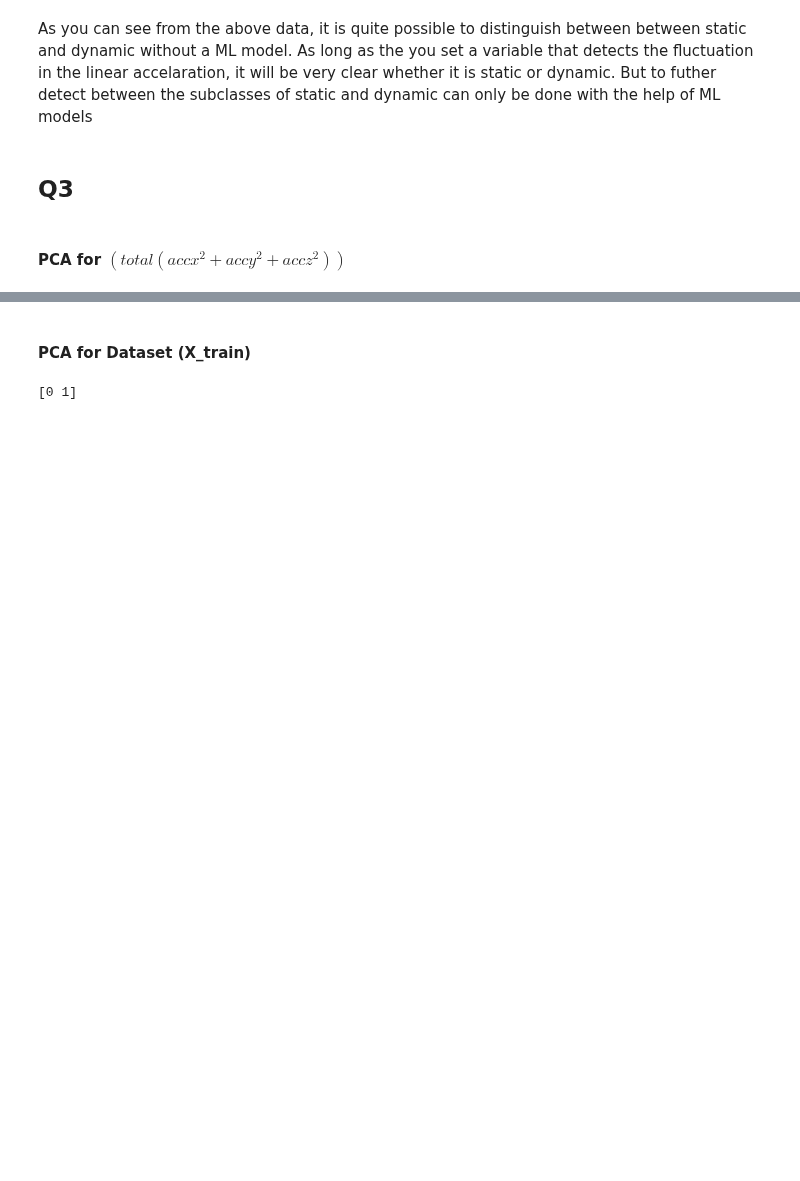
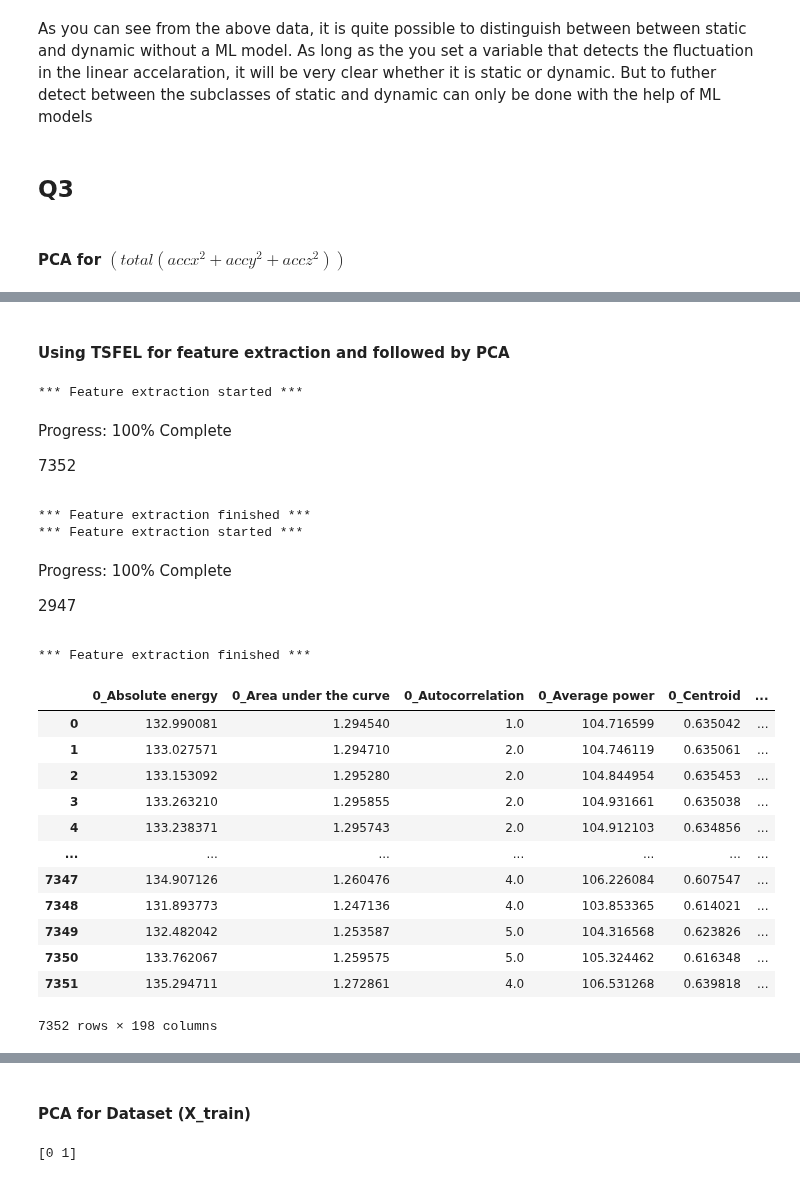
Before and after one commit to shadowscythe03/es335-24-fall-assignment-1, a Jupyter notebook: Task_1.ipynb, the cells around one changed output, grey strips where cells are left out. Saved outputs shown, nothing was run; the diff lists cells and outputs as text; code cells hidden in the pictures; blank space fills up the shorter version.

```diff
--- a/Task_1.ipynb
+++ b/Task_1.ipynb
@@ -75,0 +122,41 @@ As you can see from the above data, it is quite possible to distinguish between
+# %% [markdown]
+#### Using TSFEL for feature extraction and followed by PCA
+# %%
+import tsfel
+
+x_train_sig = list(np.loadtxt('./HAR/UCI HAR Dataset/train/Inertial Signals/total_acc_x_train.txt', dtype='float32'))
+x_test_sig = list(np.loadtxt('./HAR/UCI HAR Dataset/test/Inertial Signals/total_acc_x_test.txt', dtype='float32'))
+y_test = np.loadtxt('./HAR/UCI HAR Dataset/test/y_test.txt')
+y_train = np.loadtxt('./HAR/UCI HAR Dataset/train/y_train.txt')
+activity_labels = np.array(pd.read_csv('./HAR/UCI HAR Dataset/activity_labels.txt', header=None, delimiter=' '))[:,1]
+# dataset sampling frequency
+fs = 100
+# @title Feature Extraction
+cfg_file = tsfel.get_features_by_domain()  # All features
+# Get features
+X_train = tsfel.time_series_features_extractor(cfg_file, x_train_sig, fs=fs)
+X_test = tsfel.time_series_features_extractor(cfg_file, x_test_sig, fs=fs)
+
+X_train
+# %% [output]
+*** Feature extraction started ***
+Progress: 100% Complete
+7352
+*** Feature extraction finished ***
+*** Feature extraction started ***
+Progress: 100% Complete
+2947
+*** Feature extraction finished ***
+|  | 0_Absolute energy | 0_Area under the curve | 0_Autocorrelation | 0_Average power | 0_Centroid | ... |
+| 0 | 132.990081 | 1.294540 | 1.0 | 104.716599 | 0.635042 | ... |
+| 1 | 133.027571 | 1.294710 | 2.0 | 104.746119 | 0.635061 | ... |
+| 2 | 133.153092 | 1.295280 | 2.0 | 104.844954 | 0.635453 | ... |
+| 3 | 133.263210 | 1.295855 | 2.0 | 104.931661 | 0.635038 | ... |
+| 4 | 133.238371 | 1.295743 | 2.0 | 104.912103 | 0.634856 | ... |
+| ... | ... | ... | ... | ... | ... | ... |
+| 7347 | 134.907126 | 1.260476 | 4.0 | 106.226084 | 0.607547 | ... |
+| 7348 | 131.893773 | 1.247136 | 4.0 | 103.853365 | 0.614021 | ... |
+| 7349 | 132.482042 | 1.253587 | 5.0 | 104.316568 | 0.623826 | ... |
+| 7350 | 133.762067 | 1.259575 | 5.0 | 105.324462 | 0.616348 | ... |
+| 7351 | 135.294711 | 1.272861 | 4.0 | 106.531268 | 0.639818 | ... |
+7352 rows × 198 columns
```
Also changed, not shown: parts of 8 cells of this notebook.
